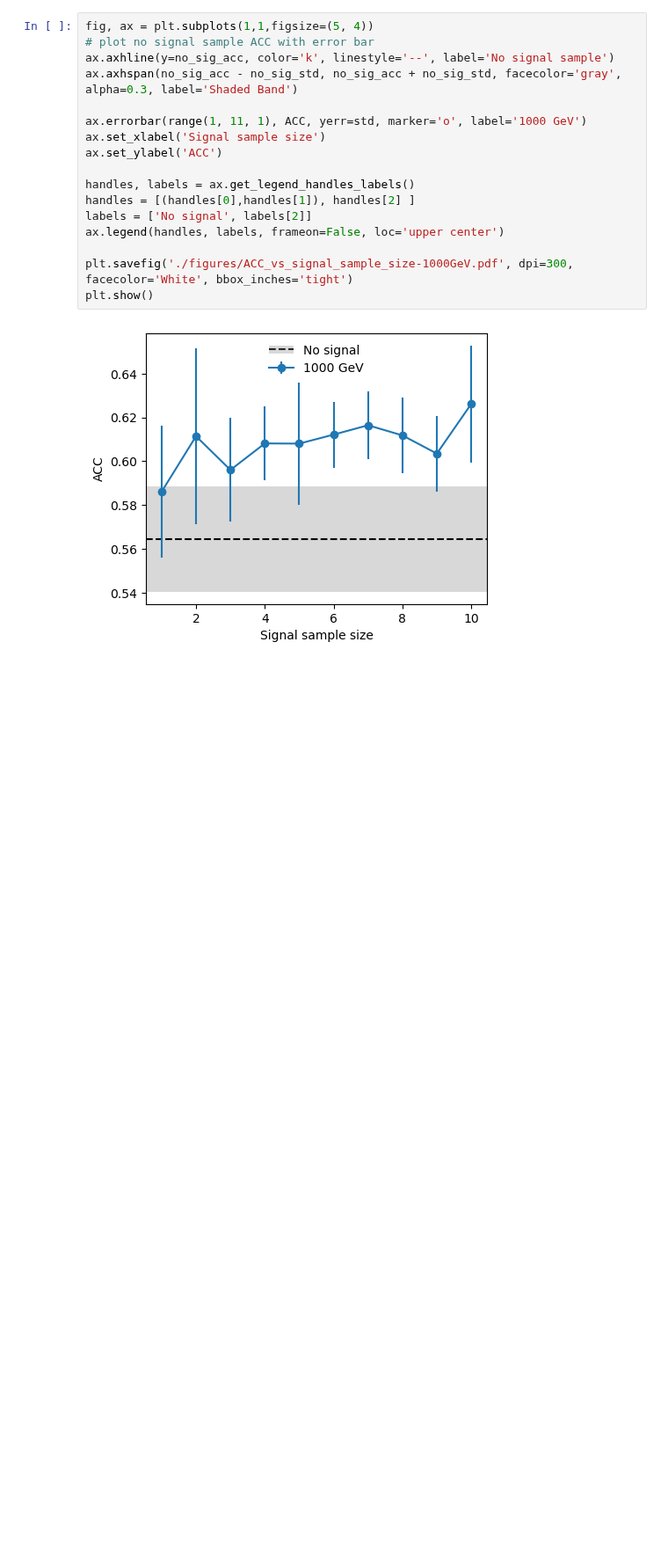
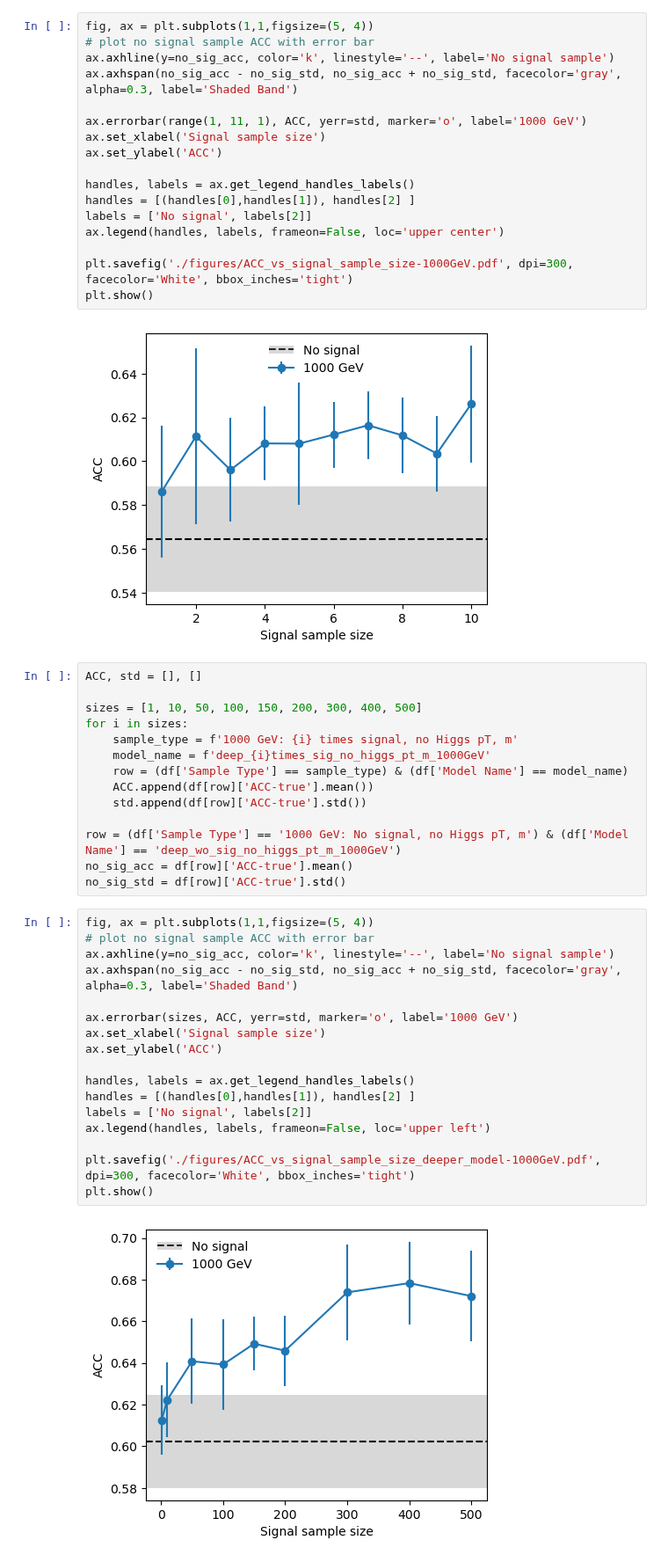
Before and after one commit to r10222035/data_augmentation, a Jupyter notebook: read_CWoLa_hunting_results.ipynb, the cells around one changed output. Shown at 88% size. Saved outputs shown, nothing was run; the diff lists cells and outputs as text; blank space fills up the shorter version.

```diff
--- a/read_CWoLa_hunting_results.ipynb
+++ b/read_CWoLa_hunting_results.ipynb
@@ -165,3 +169,36 @@ plt.savefig('./figures/ACC_vs_signal_sample_size-1000GeV.pdf', dpi=300, facecolo
 plt.show()
 # %% [output]
 [figure]
+# %%
+ACC, std = [], []
+
+sizes = [1, 10, 50, 100, 150, 200, 300, 400, 500]
+for i in sizes:
+    sample_type = f'1000 GeV: {i} times signal, no Higgs pT, m'
+    model_name = f'deep_{i}times_sig_no_higgs_pt_m_1000GeV'
+    row = (df['Sample Type'] == sample_type) & (df['Model Name'] == model_name)
+    ACC.append(df[row]['ACC-true'].mean())
+    std.append(df[row]['ACC-true'].std())
+
+row = (df['Sample Type'] == '1000 GeV: No signal, no Higgs pT, m') & (df['Model Name'] == 'deep_wo_sig_no_higgs_pt_m_1000GeV')
+no_sig_acc = df[row]['ACC-true'].mean()
+no_sig_std = df[row]['ACC-true'].std()
+# %%
+fig, ax = plt.subplots(1,1,figsize=(5, 4))
+# plot no signal sample ACC with error bar
+ax.axhline(y=no_sig_acc, color='k', linestyle='--', label='No signal sample')
+ax.axhspan(no_sig_acc - no_sig_std, no_sig_acc + no_sig_std, facecolor='gray', alpha=0.3, label='Shaded Band')
+
+ax.errorbar(sizes, ACC, yerr=std, marker='o', label='1000 GeV')
+ax.set_xlabel('Signal sample size')
+ax.set_ylabel('ACC')
+
+handles, labels = ax.get_legend_handles_labels()
+handles = [(handles[0],handles[1]), handles[2] ]
+labels = ['No signal', labels[2]]
+ax.legend(handles, labels, frameon=False, loc='upper left')
+
+plt.savefig('./figures/ACC_vs_signal_sample_size_deeper_model-1000GeV.pdf', dpi=300, facecolor='White', bbox_inches='tight')
+plt.show()
+# %% [output]
+[figure, added]
```
Also changed, not shown: parts of 4 cells of this notebook, 5 other files.
